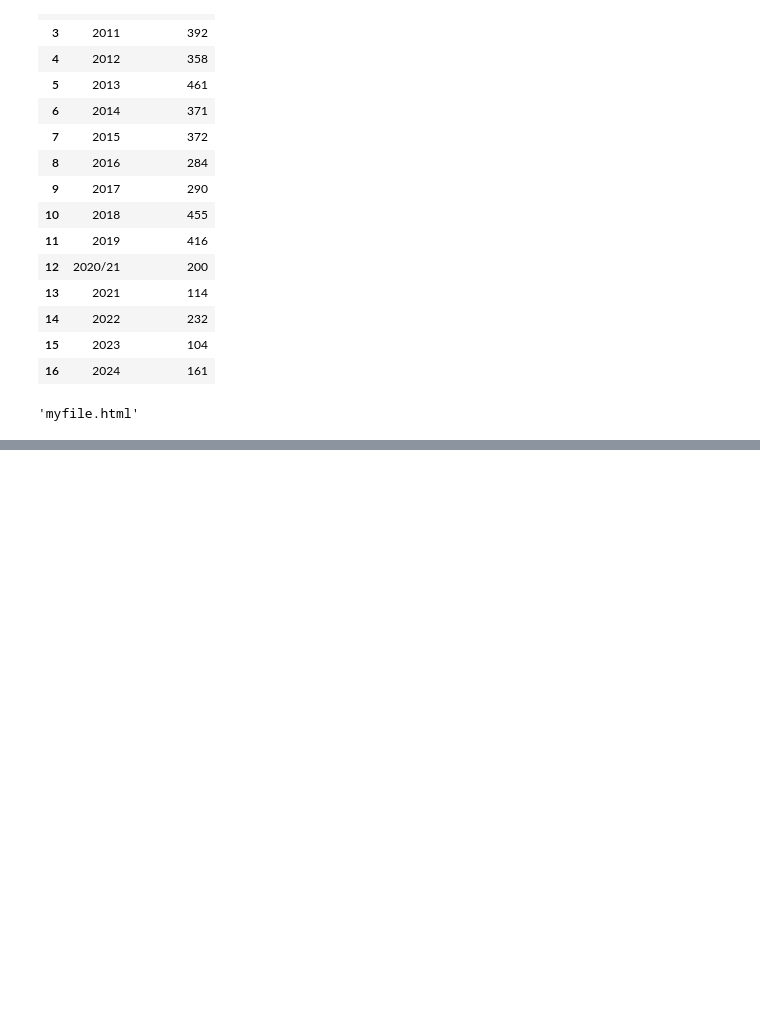
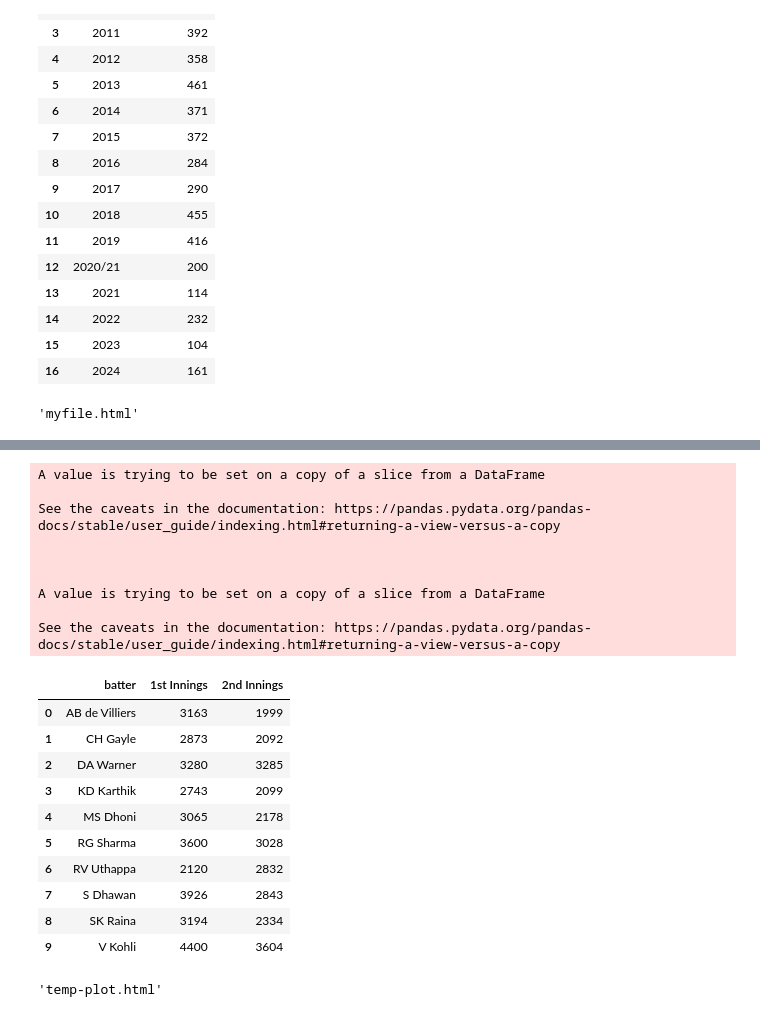
Before and after one commit to Priya-Rathor/MLProjects, a Jupyter notebook: Plotly/Plotly.ipynb, the cells around one changed output, grey strips where cells are left out. Drawn from its saved outputs; the diff is of its cells as text; code cells hidden in the pictures; blank space fills up the shorter version.

```diff
--- a/Plotly/Plotly.ipynb
+++ b/Plotly/Plotly.ipynb
@@ -207,0 +198,3 @@ batsman_comp('V Kohli','RG Sharma','DA Warner','MS Dhni')
+# %%
+top10 = ipl.groupby('batter')['batsman_runs'].sum().sort_values(ascending=False).head(10).index.tolist()
+top10_df = ipl[ipl['batter'].isin(top10)]
@@ -207,0 +237,53 @@ batsman_comp('V Kohli','RG Sharma','DA Warner','MS Dhni')
+# %%
+iw = top10_df.groupby(['batter','inning'])['batsman_runs'].sum().reset_index()
+mask = iw['inning'] == 1
+mask2=iw['inning'] == 2
+one = iw[mask]
+two = iw[mask2]
+
+one.rename(columns={'batsman_runs':'1st Innings'},inplace=True)
+two.rename(columns={'batsman_runs':'2nd Innings'},inplace =True)
+
+final = one.merge(two, on='batter')[['batter','1st Innings','2nd Innings']]
+
+final
+# %% [output]
+A value is trying to be set on a copy of a slice from a DataFrame
+
+See the caveats in the documentation: https://pandas.pydata.org/pandas-docs/stable/user_guide/indexing.html#returning-a-view-versus-a-copy
+
+
+
+A value is trying to be set on a copy of a slice from a DataFrame
+
+See the caveats in the documentation: https://pandas.pydata.org/pandas-docs/stable/user_guide/indexing.html#returning-a-view-versus-a-copy
+|  | batter | 1st Innings | 2nd Innings |
+| 0 | AB de Villiers | 3163 | 1999 |
+| 1 | CH Gayle | 2873 | 2092 |
+| 2 | DA Warner | 3280 | 3285 |
+| 3 | KD Karthik | 2743 | 2099 |
+| 4 | MS Dhoni | 3065 | 2178 |
+| 5 | RG Sharma | 3600 | 3028 |
+| 6 | RV Uthappa | 2120 | 2832 |
+| 7 | S Dhawan | 3926 | 2843 |
+| 8 | SK Raina | 3194 | 2334 |
+| 9 | V Kohli | 4400 | 3604 |
+# %%
+trace1 = go.Bar(x= final['batter'],y=final['1st Innings'],name='1st innings',marker={'color':'#00a65a'})
+
+trace2 = go.Bar(x=final['batter'],y=final['2nd Innings'],name='2nd inninga',marker={'color':'#a6a65a'})
+
+data = [trace1,trace2]
+
+layout = go.Layout(title='Inning wise scores',
+                   xaxis={'title':'batter'},
+                   yaxis={'title':'Runs'},
+                   barmode='overlay')
+
+# barmode = 'stack'
+# barmode = not any things
+
+fig = go.Figure(data=data, layout=layout)
+pyo.plot(fig)
+# %% [output]
+'temp-plot.html'
```
Also changed, not shown: parts of 23 cells of this notebook, 4 other files.
